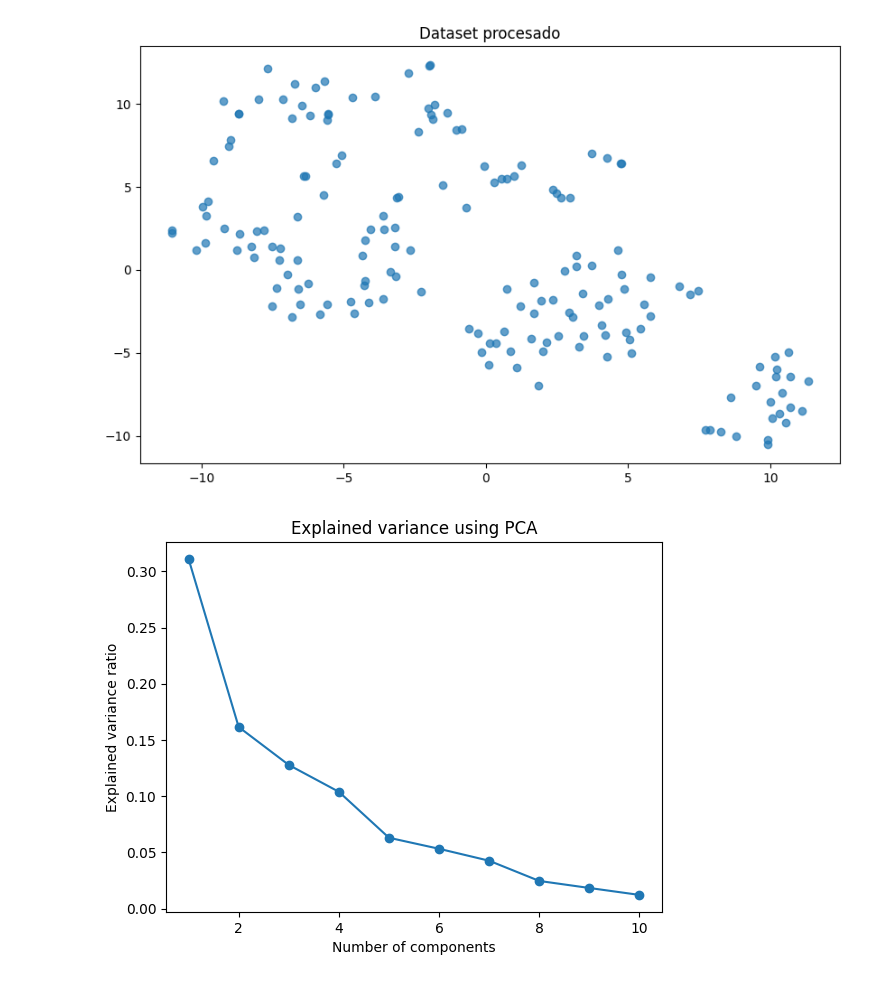
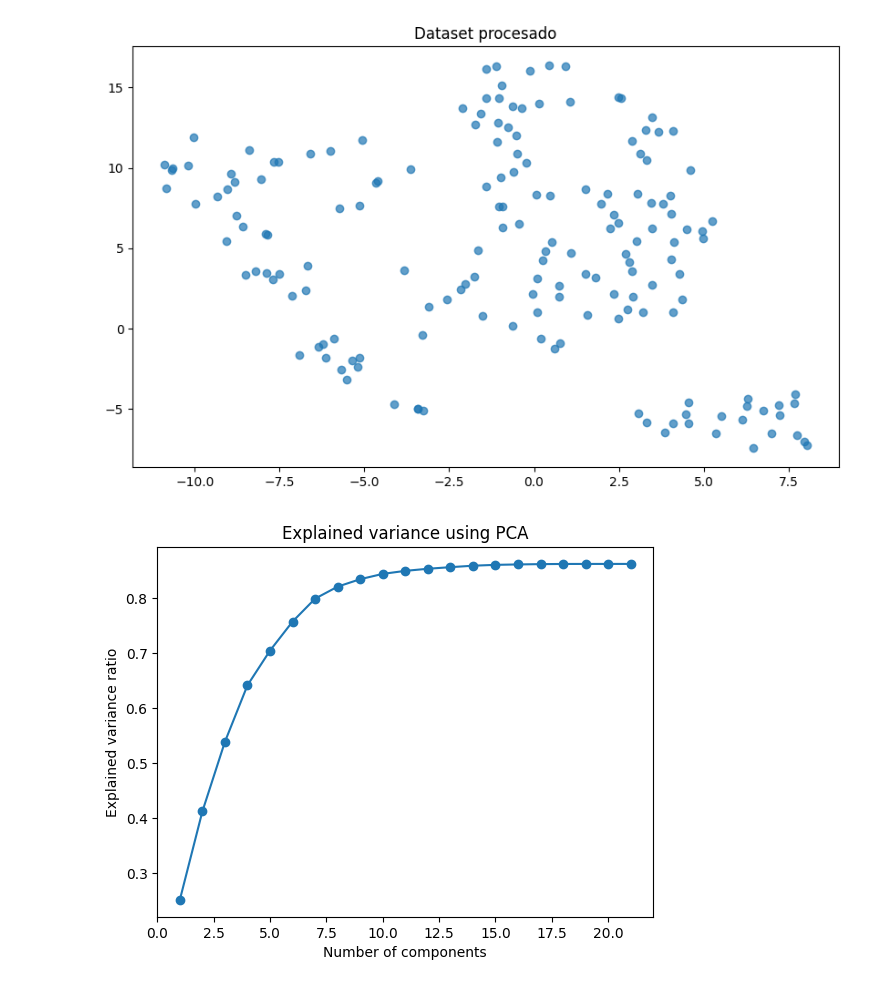
Before and after one commit to oscariolo/FinalMachineLearning, a Jupyter notebook: source/models/clustering.ipynb, the cells around one changed output. Saved outputs shown, nothing was run; the diff lists cells and outputs as text; code cells hidden in the pictures.

Commit message:
Dropped column label Expanded explained variance graph

```diff
--- a/source/models/clustering.ipynb
+++ b/source/models/clustering.ipynb
@@ -10,7 +10,7 @@ from sklearn.decomposition import PCA
 from sklearn.manifold import TSNE
 # %%
 df = pd.read_csv("B.HEALTH_classification.csv")
-base_df = df.drop(columns=["subject","day"])
+base_df = df.drop(columns=["subject","day", "label"])
 # %%
 def cluster_ac(x, n_clusters):
     ac = AgglomerativeClustering(n_clusters=n_clusters, linkage='ward')
@@ -50,30 +50,30 @@ def reduce_df(X, n_components=2, how='pca'):
 # %%
 # Normalize the dataset
 x_normalized = normalize_data(base_df, how='minmax')
 
 # Reduce dimensions using TSNE
-x_reduced = reduce_df(x_normalized, n_components=3, how='tsne')
+x_reduced = reduce_df(x_normalized, n_components=10, how='pca')
 
 x_reduced_plot = reduce_df(x_normalized, n_components=2, how='tsne')
 
 # Scatter plot of the reduced data
 plt.figure(figsize=(10, 6))
 plt.scatter(x_reduced_plot[:, 0], x_reduced_plot[:, 1], alpha=0.7)
 plt.title('Dataset procesado')
 plt.show()
 # %% [output]
-[figure, old version]
+[figure, new version]
 # %%
 # Plot explained variance using PCA
-pca = PCA(n_components=10)
+pca = PCA(n_components=21)
 pca_reduced = pca.fit_transform(x_normalized)
-plt.plot(range(1, 11), pca.explained_variance_, marker='o')
+plt.plot(range(1, 22), np.cumsum(pca.explained_variance_), marker='o')
 plt.title('Explained variance using PCA')
 plt.xlabel('Number of components')
 plt.ylabel('Explained variance ratio')
 plt.show()
 # %% [output]
-[figure, old version]
+[figure, new version]
 # %%
 # Plot silhouette score for kmeans
 silhouette_scores = []
```
Also changed, not shown: parts of 8 cells of this notebook.
